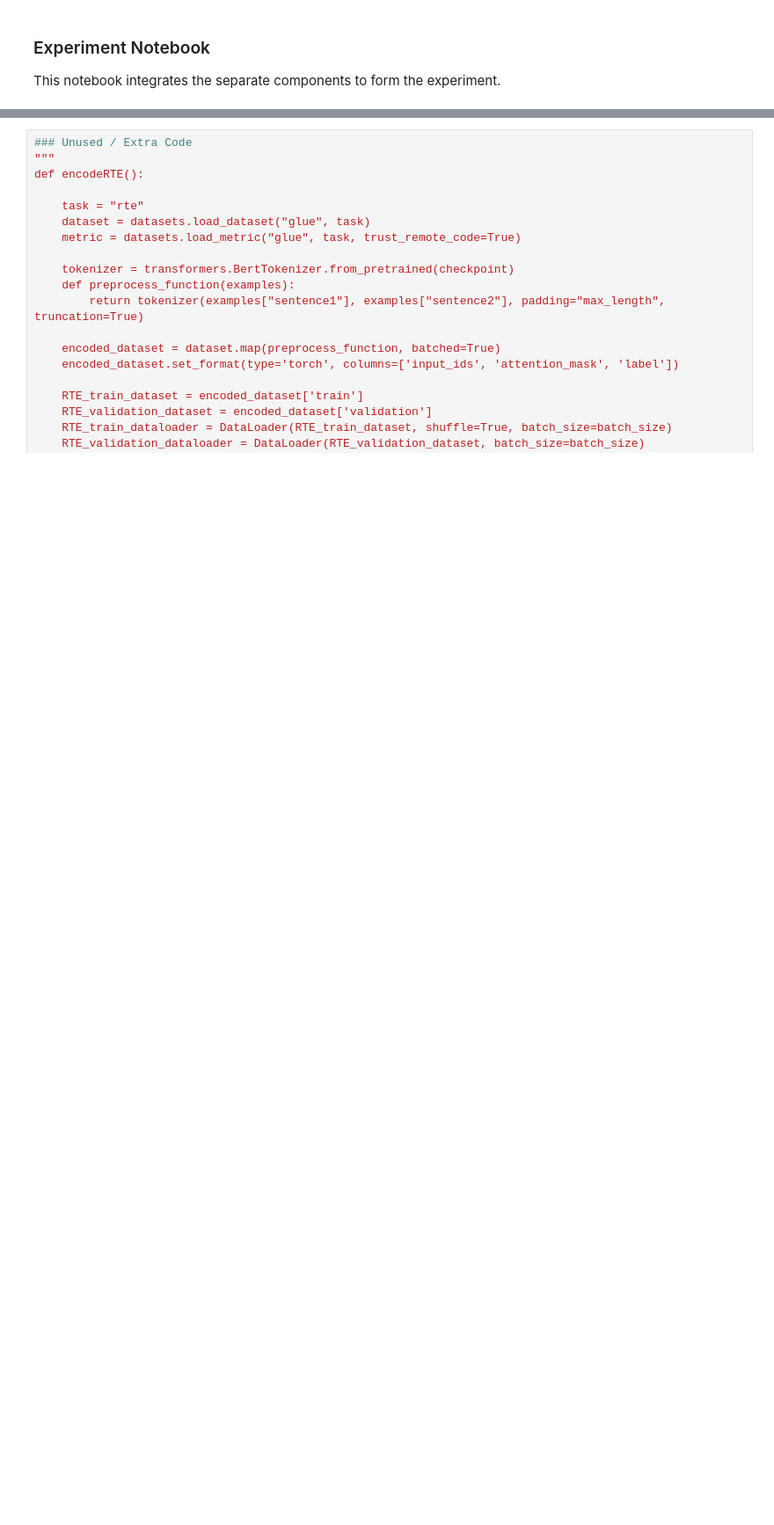
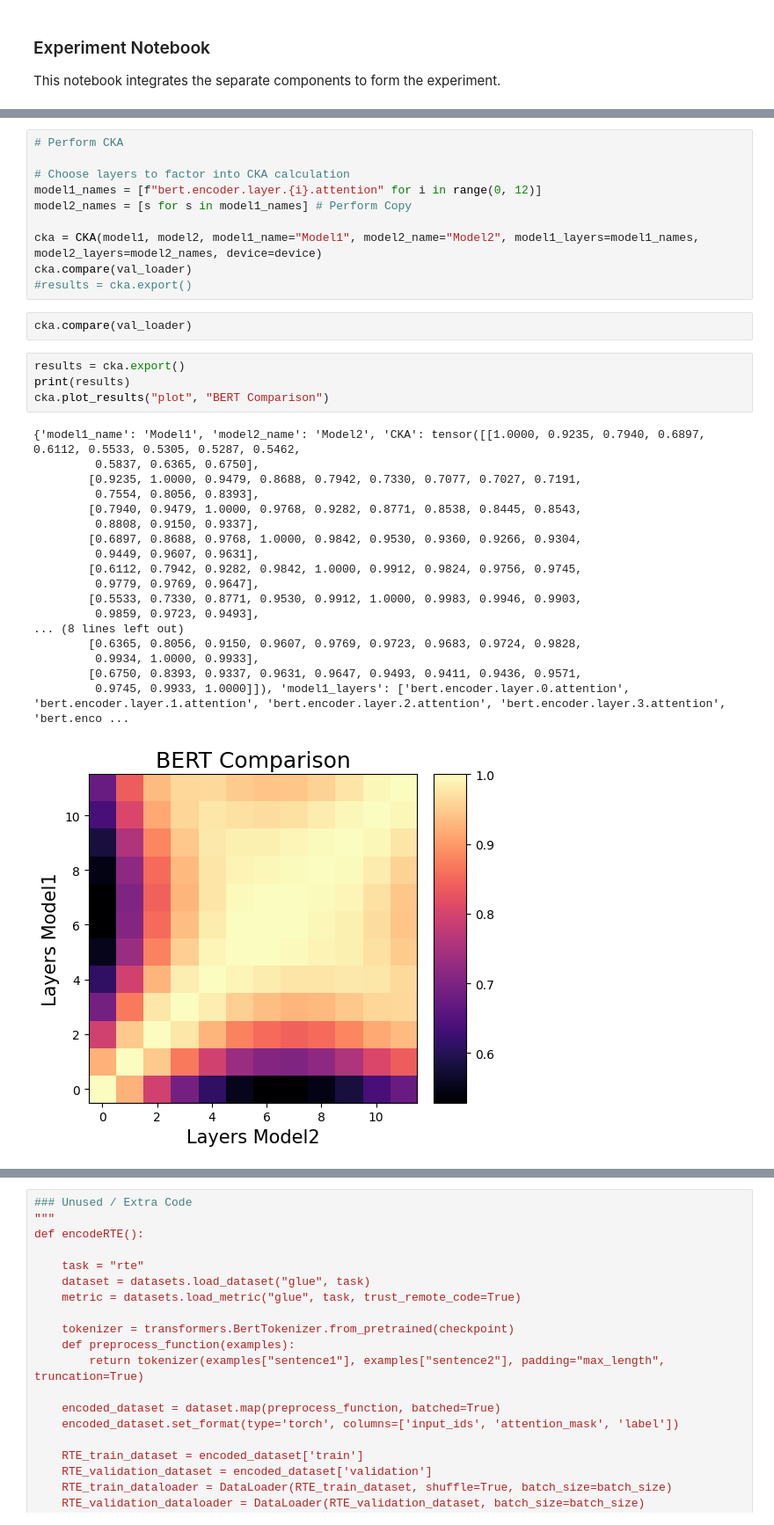
Before and after one commit to Akettle44/LLMs-What-Can-Pruning-Tell-Us, a Jupyter notebook: notebooks/experiments.ipynb, the cells around one changed output, grey strips where cells are left out. Shown at 88% size. Saved outputs shown, nothing was run; the diff lists cells and outputs as text; blank space fills up the shorter version.

```diff
--- a/notebooks/experiments.ipynb
+++ b/notebooks/experiments.ipynb
@@ -141,0 +147,35 @@ model = BertCustomHead(config, num_classes, cola_tokenzier, task_type='sequence_
+# %%
+# Perform CKA
+
+# Choose layers to factor into CKA calculation
+model1_names = [f"bert.encoder.layer.{i}.attention" for i in range(0, 12)]
+model2_names = [s for s in model1_names] # Perform Copy
+
+cka = CKA(model1, model2, model1_name="Model1", model2_name="Model2", model1_layers=model1_names, model2_layers=model2_names, device=device)
+cka.compare(val_loader)
+#results = cka.export()
+# %%
+cka.compare(val_loader)
+# %%
+results = cka.export()
+print(results)
+cka.plot_results("plot", "BERT Comparison")
+# %% [output]
+{'model1_name': 'Model1', 'model2_name': 'Model2', 'CKA': tensor([[1.0000, 0.9235, 0.7940, 0.6897, 0.6112, 0.5533, 0.5305, 0.5287, 0.5462,
+         0.5837, 0.6365, 0.6750],
+        [0.9235, 1.0000, 0.9479, 0.8688, 0.7942, 0.7330, 0.7077, 0.7027, 0.7191,
+         0.7554, 0.8056, 0.8393],
+        [0.7940, 0.9479, 1.0000, 0.9768, 0.9282, 0.8771, 0.8538, 0.8445, 0.8543,
+         0.8808, 0.9150, 0.9337],
+        [0.6897, 0.8688, 0.9768, 1.0000, 0.9842, 0.9530, 0.9360, 0.9266, 0.9304,
+         0.9449, 0.9607, 0.9631],
+        [0.6112, 0.7942, 0.9282, 0.9842, 1.0000, 0.9912, 0.9824, 0.9756, 0.9745,
+         0.9779, 0.9769, 0.9647],
+        [0.5533, 0.7330, 0.8771, 0.9530, 0.9912, 1.0000, 0.9983, 0.9946, 0.9903,
+         0.9859, 0.9723, 0.9493],
+... (8 lines left out)
+        [0.6365, 0.8056, 0.9150, 0.9607, 0.9769, 0.9723, 0.9683, 0.9724, 0.9828,
+         0.9934, 1.0000, 0.9933],
+        [0.6750, 0.8393, 0.9337, 0.9631, 0.9647, 0.9493, 0.9411, 0.9436, 0.9571,
+         0.9745, 0.9933, 1.0000]]), 'model1_layers': ['bert.encoder.layer.0.attention', 'bert.encoder.layer.1.attention', 'bert.encoder.layer.2.attention', 'bert.encoder.layer.3.attention', 'bert.enco ...
+[figure, added]
```
Also changed, not shown: parts of 7 cells of this notebook, 3 other files.
